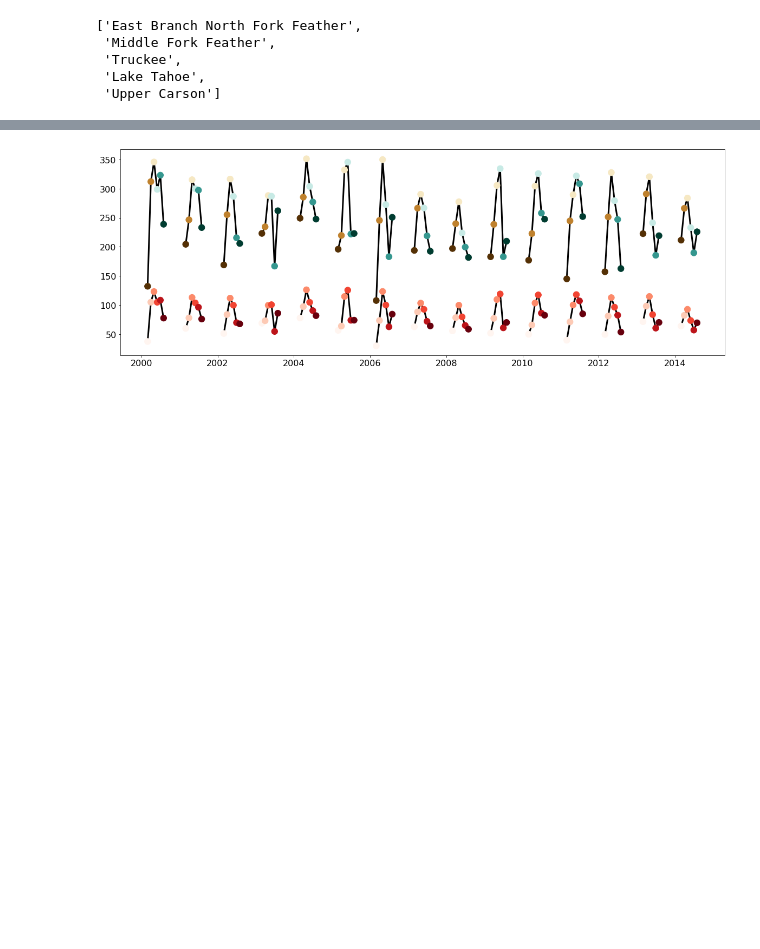
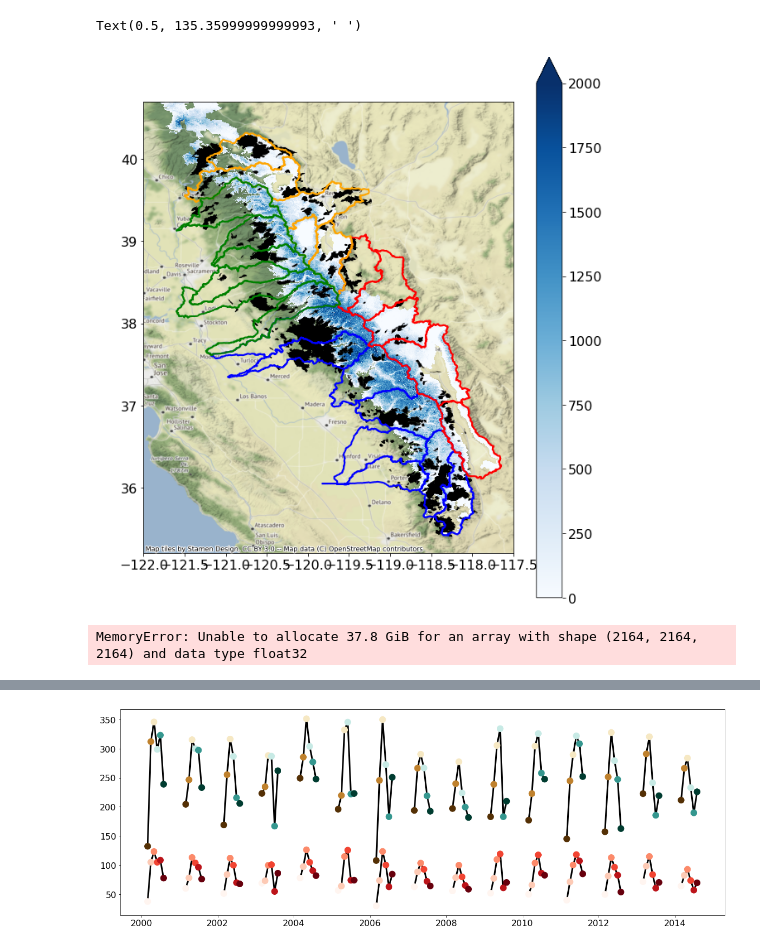
Before and after one commit to mariannecowherd/pe_snow_fires, a Jupyter notebook: scripts/avhrr_ndvi.ipynb, the cells around one changed output, grey strips where cells are left out. Cells and saved outputs as stored; diff of their text form; code cells hidden in the pictures; blank space fills up the shorter version.

```diff
--- a/scripts/avhrr_ndvi.ipynb
+++ b/scripts/avhrr_ndvi.ipynb
@@ -106,3 +99,47 @@ tmp[tmp.index==30]
+# %%
+## make subplots for different regions
+f,ax=plt.subplots(1,1, figsize=(10,12))
+#axs=ax.flatten()
+# sn_watersheds.boundary.plot(ax=ax)
+colors = ['blue','red','orange','green']
+fires = gpd.read_file(data_dir+'firebounds_sn.gdf')
+swe = rxr.open_rasterio(data_dir + 'max_swe'+str(2005)+'.tif')
+swe = swe.rio.write_crs(sn_watersheds.crs)
+swe.plot(ax=ax,cmap = 'Blues',vmin=0,vmax=2000)
+for i,targets in enumerate(targets_all):
+    sheds = sn_watersheds[sn_watersheds.name == targets[0]]
+    for t in range(1,len(targets)):
+        tmp = sn_watersheds[(sn_watersheds.name==targets[t])]
+        try:
+            tmp = tmp[tmp.index==tmp.index[0]]
+        except:
+            continue
+        #print(len(tmp))
+        #x = (tmp.bounds.minx[i]+tmp.bounds.maxx[i])/2
+        # y = (tmp.bounds.miny[i]+tmp.bounds.maxy[i])/2
+        #name = tmp.name[i]
+        #ax.text(x,y,name)
+        sheds = sheds.append(tmp)
+        # sheds = sheds.to_crs(epsg=3857)
+    #sheds.plot(ax=axs[i], color = colors[i],alpha = 0.7)
+
+    sheds.boundary.plot(ax=ax, color = colors[i],alpha = 1,linewidth=2)
+    fires = fires.to_crs(sheds.crs)
+    fires_in = gpd.sjoin(fires,sheds)
+    fires_in.geometry.plot(ax=ax,alpha=1,color='k',label ='fire boundaries')
+    #fires_in.boundary.plot(ax=ax,color='k',linewidth=0.3)
+ax.set_xbound([-122,-117.5])
+ax.set_ybound([35.2,40.7])
+cx.add_basemap(ax,crs = sheds.crs,source=cx.providers.Stamen.Terrain)
+#ax.legend()
+ax.set_title(' ')
+ax.set_ylabel(' ')
+ax.set_xlabel(' ')
+#plt.show()
+#plt.savefig('regions_fires')
+# %% [output]
+Text(0.5, 135.35999999999993, ' ')
+[figure, added]
 # %%
 def watershed_data_burned(targets,filename):
     sj = sn_watersheds[sn_watersheds.name == targets[0]]
@@ -331,16 +374,10 @@ def plot_linear_four(xvar,yvar):
     #ax.legend()
     plt.show()
 # %%
-'''
 watershed_data_burned(targets=targets_sw,filename = 'southwest')
 watershed_data_burned(targets=targets_se,filename = 'southeast')
 watershed_data_burned(targets=targets_ne,filename = 'northeast')
 watershed_data_burned(targets=targets_nw,filename = 'northwest')
-'''
 # %% [output]
-['East Branch North Fork Feather',
- 'Middle Fork Feather',
- 'Truckee',
- 'Lake Tahoe',
- 'Upper Carson']
+MemoryError: Unable to allocate 37.8 GiB for an array with shape (2164, 2164, 2164) and data type float32
 # %%
```
Also changed, not shown: parts of 14 cells of this notebook, 6 other files.
